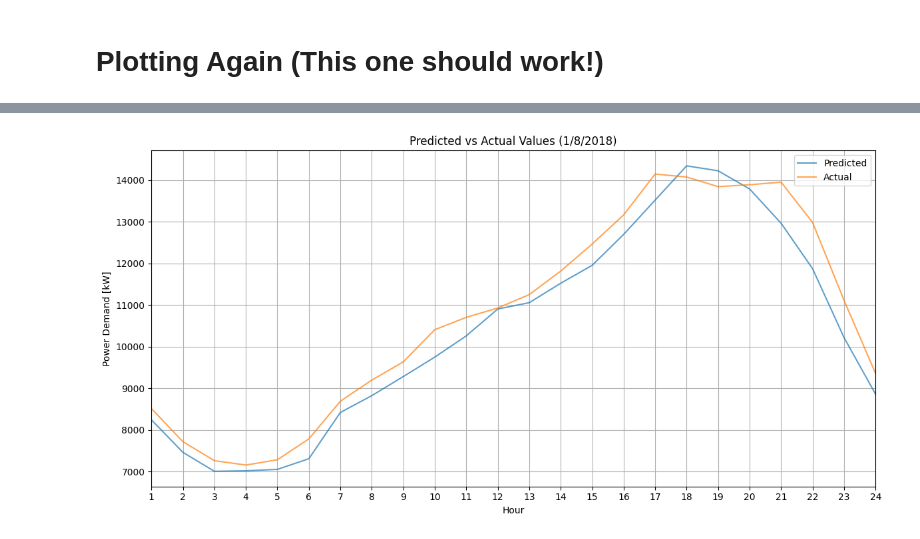
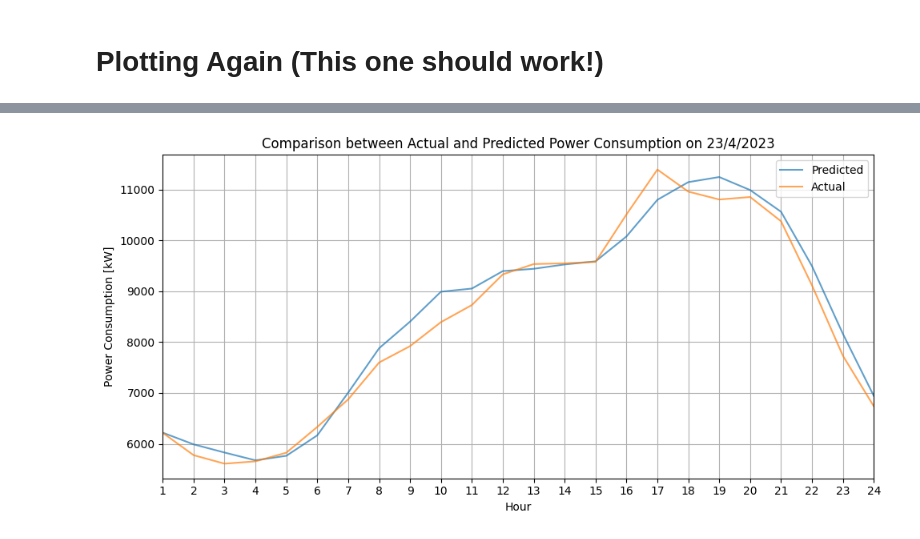
Before and after one commit to honeybear24/power-forecasting-capstone, a Jupyter notebook: scripts/best_CNN.ipynb, the cells around one changed output, grey strips where cells are left out. Drawn from its saved outputs; the diff is of its cells as text; code cells hidden in the pictures.

```diff
--- a/scripts/best_CNN.ipynb
+++ b/scripts/best_CNN.ipynb
@@ -128,7 +131,7 @@ model.save(model_dir)
 # Cool Prediction stuff
 # %%
 # Make predictions
-model_dir = os.path.join("..", "models", "cnn_best_model_2.keras")
+model_dir = os.path.join("..", "models", "cnn_best_model_4.keras")
 model = models.load_model(model_dir)
 
 Y_pred = model.predict(X_test)  # Predict on X_test
@@ -220,9 +224,9 @@ plt.tight_layout()
 # Plotting Again (This one should work!)
 # %%
 # Set up information for selecting the target day
-year = 2018
-month = 8
-day = 1
+year = 2023
+month = 4
+day = 23
 hour = 1
 
 # Get first index of match
@@ -248,7 +252,7 @@ else:
     y_plot_arr = y_plot_df.to_numpy().flatten()
 # %%
 # Load the model
-model_dir = os.path.join("..", "models", "cnn_best_model_2.keras")
+model_dir = os.path.join("..", "models", "cnn_best_model_4.keras")
 model = models.load_model(model_dir)
 
 # Make a prediction, expand dims is called to ensure there is an axis for batch
@@ -259,20 +263,20 @@ y_plot_arr_pred = model.predict(np.expand_dims(x_plot_arr, axis=0))
 # %%
 # Define the time interval
 times = np.arange(hour, hour + 24, 1)
 
 # Create a simple plot comparing predictions vs actual values
-plt.figure(figsize=(12, 6))
+plt.figure(figsize=(10, 5))
 plt.plot(times, y_plot_arr_pred[0], label="Predicted", alpha=0.7)
 plt.plot(times, y_plot_arr, label="Actual", alpha=0.7)
-plt.title(f"Predicted vs Actual Values ({day}/{month}/{year})")
+plt.title(f"Comparison between Actual and Predicted Power Consumption on {day}/{month}/{year}")
 plt.xlabel("Hour")
-plt.ylabel("Power Demand [kW]")
+plt.ylabel("Power Consumption [kW]")
 
 plt.xlim(hour, hour + 23)
 plt.xticks(ticks=np.arange(hour, hour + 24, 1), labels=[(h - 1) % 24 + 1 for h in range(hour, hour + 24)])
 
 plt.legend()
 plt.grid(True)
 plt.tight_layout()
 # %% [output]
-[figure, old version]
+[figure, new version]
```
Also changed, not shown: parts of 10 cells of this notebook, 16 other files.
